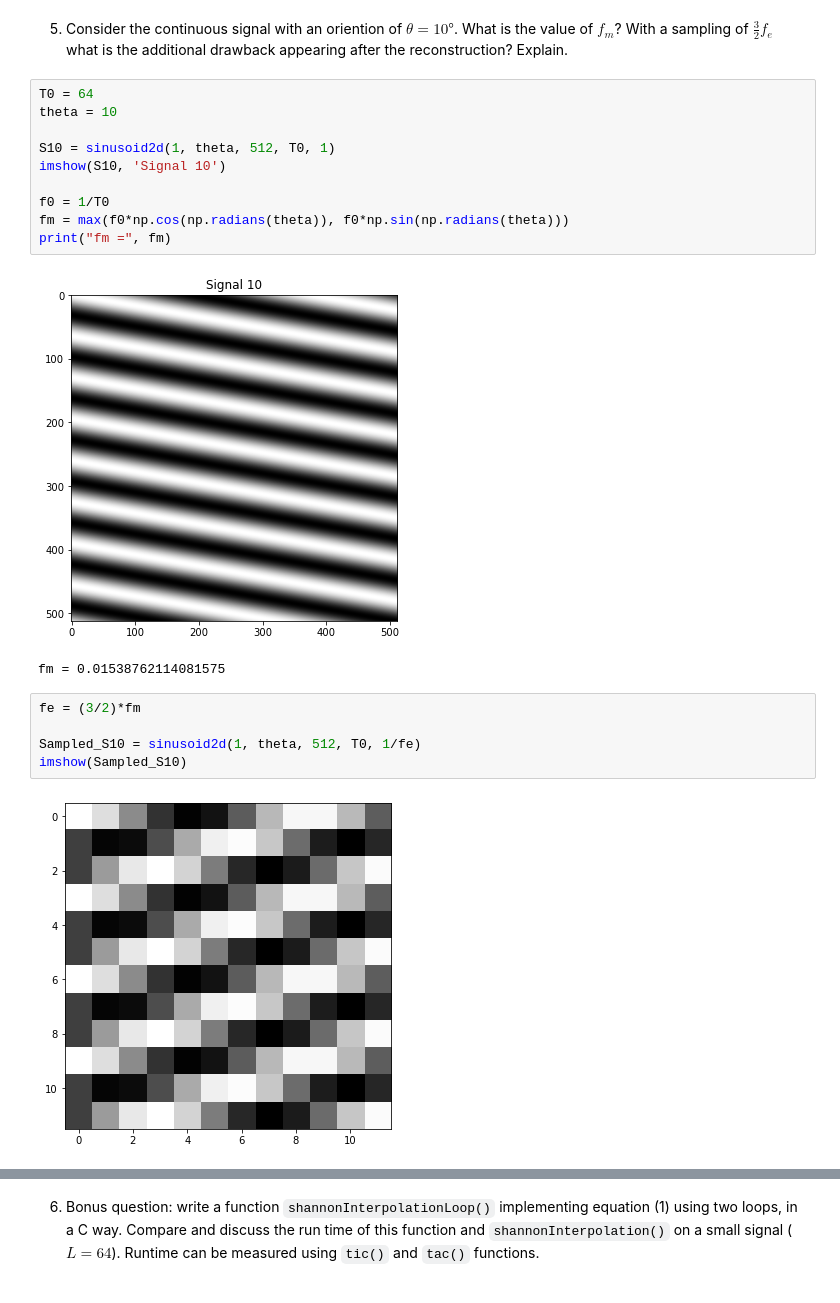
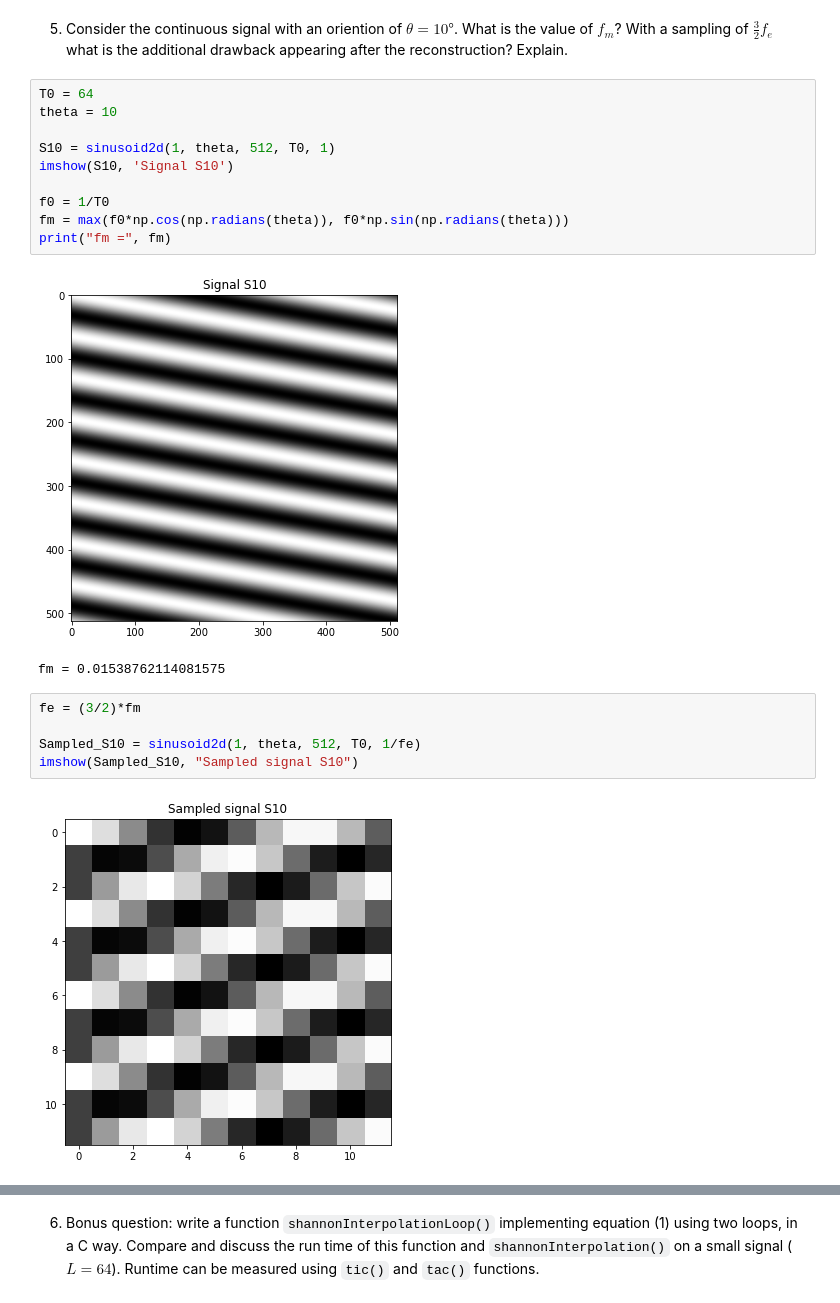
Before and after one commit to LUKALAVAL/BIMA, a Jupyter notebook: TME3/TME3.ipynb, the cells around one changed output, grey strips where cells are left out. Saved outputs shown, nothing was run; the diff lists cells and outputs as text.

```diff
--- a/TME3/TME3.ipynb
+++ b/TME3/TME3.ipynb
@@ -220,20 +223,20 @@ T0 = 64
 theta = 10
 
 S10 = sinusoid2d(1, theta, 512, T0, 1)
-imshow(S10, 'Signal 10')
+imshow(S10, 'Signal S10')
 
 f0 = 1/T0
 fm = max(f0*np.cos(np.radians(theta)), f0*np.sin(np.radians(theta)))
 print("fm =", fm)
 # %% [output]
-[figure, old version]
+[figure, new version]
 fm = 0.01538762114081575
 # %%
 fe = (3/2)*fm
 
 Sampled_S10 = sinusoid2d(1, theta, 512, T0, 1/fe)
-imshow(Sampled_S10)
+imshow(Sampled_S10, "Sampled signal S10")
 # %% [output]
-[figure, old version]
+[figure, new version]
 # %%
 # original signal
```
Also changed, not shown: parts of 15 cells of this notebook.
